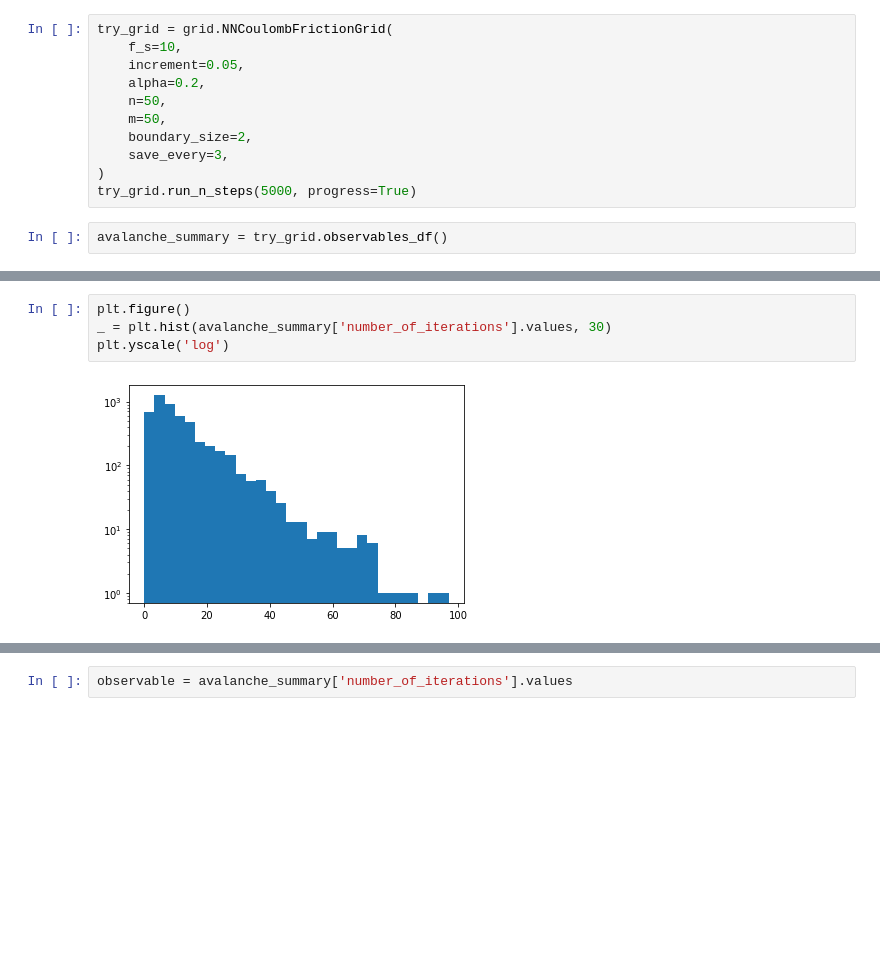
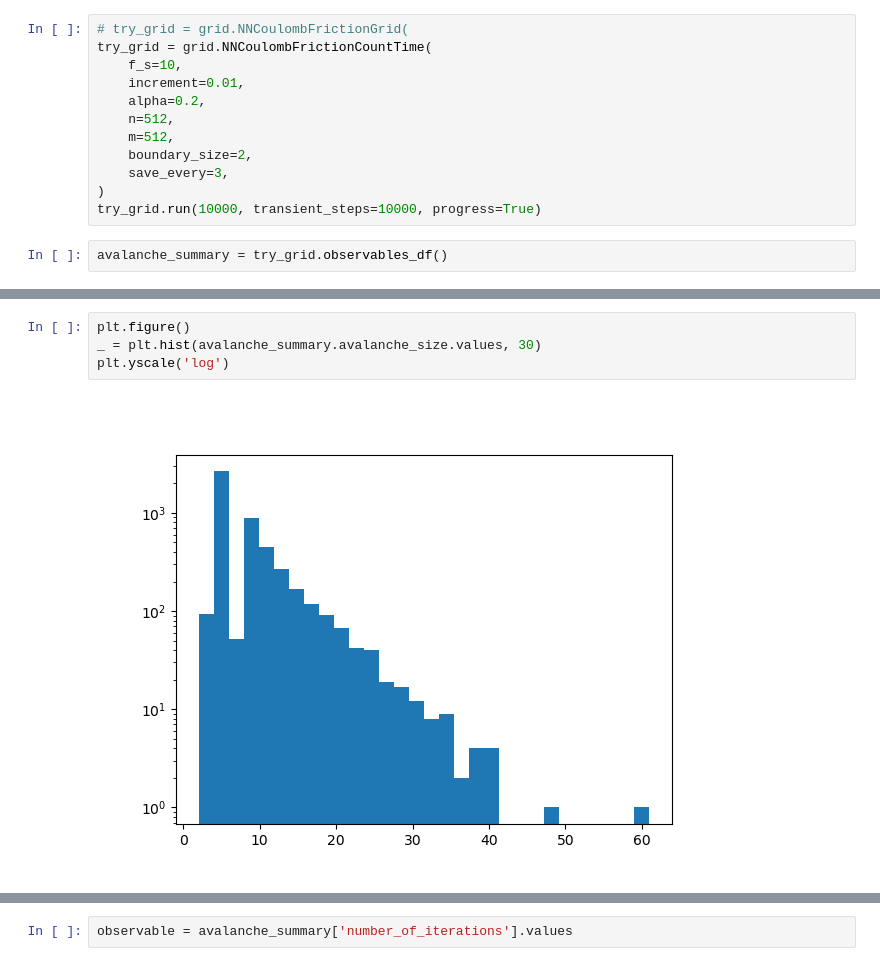
Before and after one commit to Ner-Ber/OFC, a Jupyter notebook: scripts/run_basic_ofc.ipynb, the cells around one changed output, grey strips where cells are left out. Cells and saved outputs as stored; diff of their text form; blank space fills up the shorter version.

Commit message:
update notebook for new grid API

```diff
--- a/scripts/run_basic_ofc.ipynb
+++ b/scripts/run_basic_ofc.ipynb
@@ -15,16 +28,17 @@ importlib.reload(grid_updaters)
 # %% [output]
 <module 'grid_updaters' from '/mnt/g/My Drive/Projects/OFC/src/grid_updaters.py'>
 # %%
-try_grid = grid.NNCoulombFrictionGrid(
+# try_grid = grid.NNCoulombFrictionGrid(
+try_grid = grid.NNCoulombFrictionCountTime(
     f_s=10,
-	increment=0.05,
+	increment=0.01,
 	alpha=0.2,
-	n=50,
-	m=50,
+	n=512,
+	m=512,
 	boundary_size=2,
 	save_every=3,
 )
-try_grid.run_n_steps(5000, progress=True)
+try_grid.run(10000, transient_steps=10000, progress=True)
 # %%
 avalanche_summary = try_grid.observables_df()
 # %%
@@ -46,6 +60,6 @@ avalanche_summary
 # %%
 plt.figure()
-_ = plt.hist(avalanche_summary['number_of_iterations'].values, 30)
+_ = plt.hist(avalanche_summary.avalanche_size.values, 30)
 plt.yscale('log')
 # %% [output]
-[figure, old version]
+[figure, new version]
```
Also changed, not shown: parts of 11 cells of this notebook.
